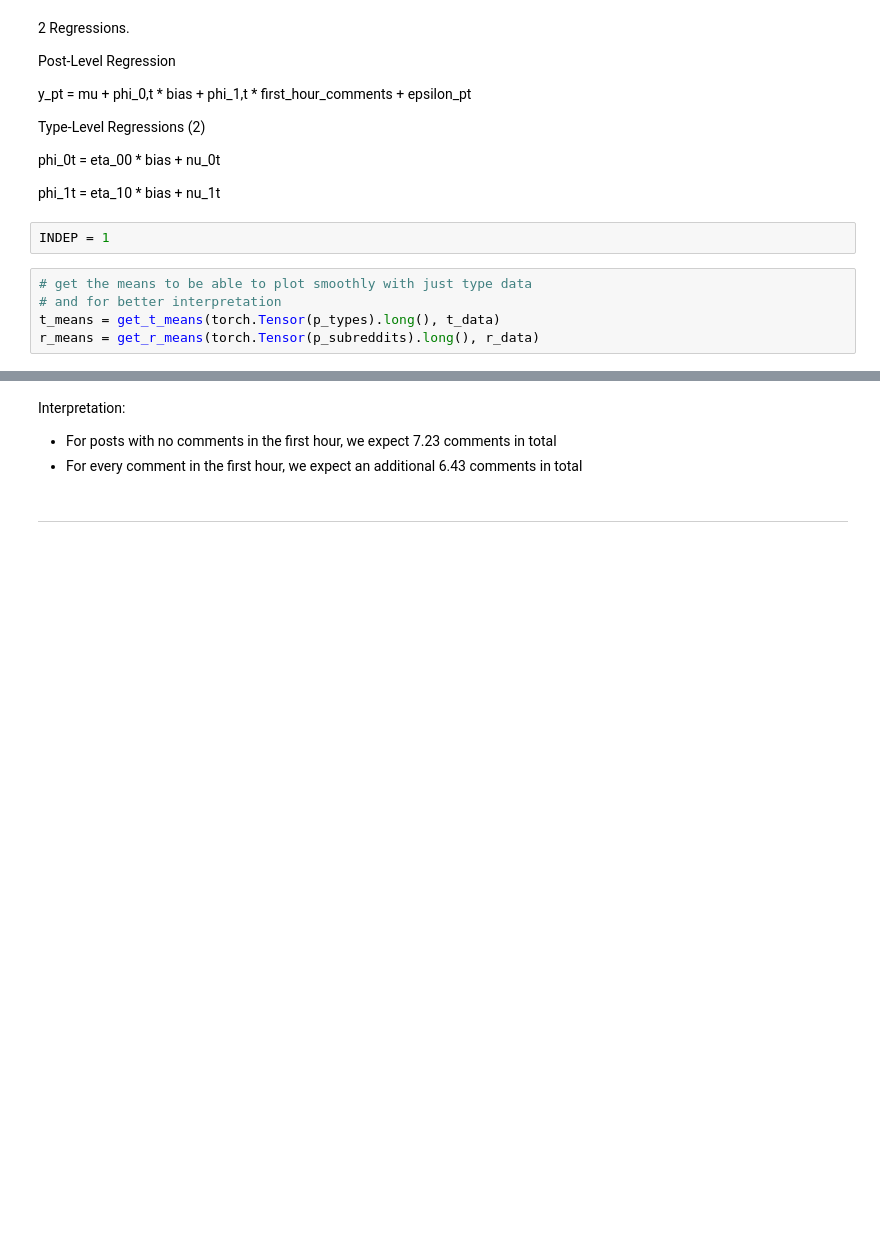
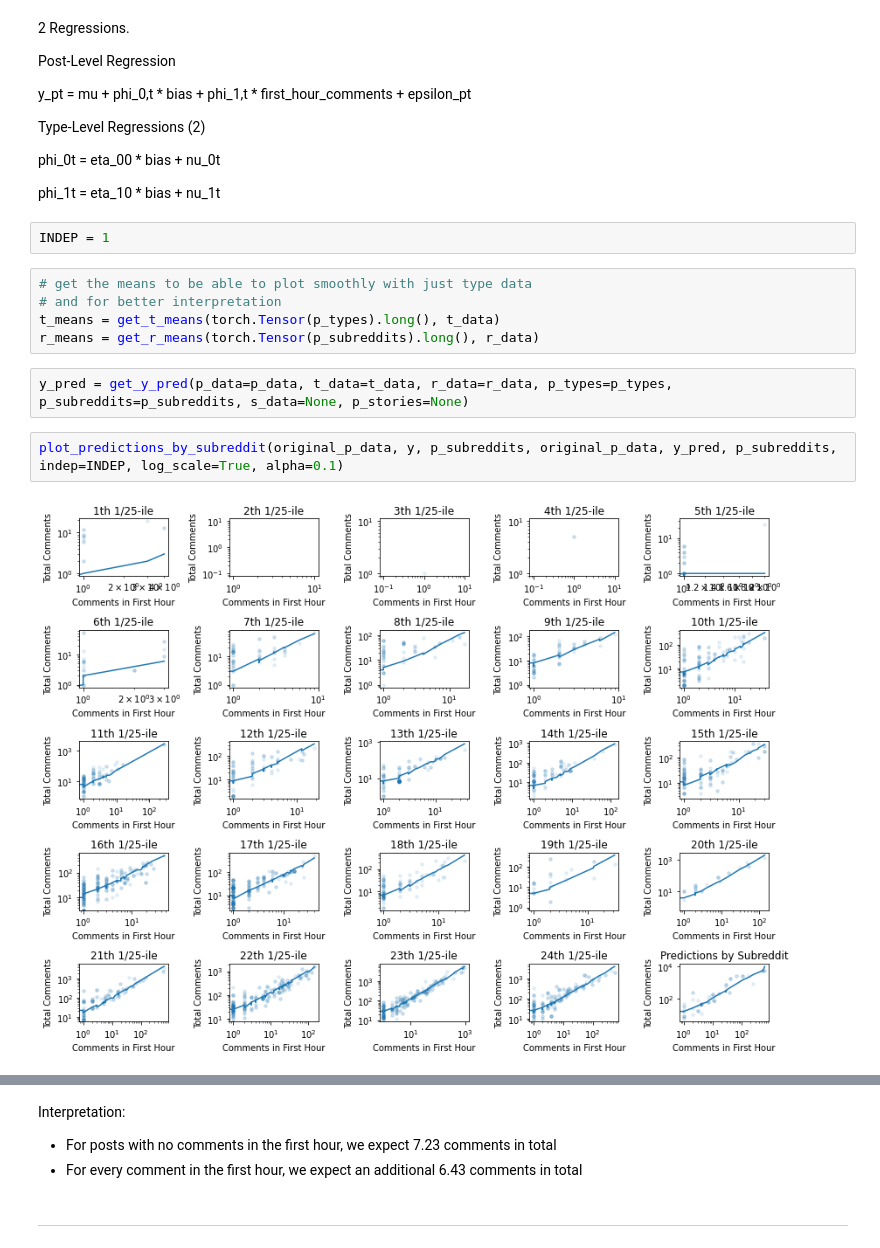
Before and after one commit to ageil/Probabilistic-Programming, a Jupyter notebook: model/SubredditModel.ipynb, the cells around one changed output, grey strips where cells are left out. Cells and saved outputs as stored; diff of their text form; blank space fills up the shorter version.

```diff
--- a/model/SubredditModel.ipynb
+++ b/model/SubredditModel.ipynb
@@ -159,3 +159,9 @@ INDEP = 1
 # and for better interpretation
 t_means = get_t_means(torch.Tensor(p_types).long(), t_data)
 r_means = get_r_means(torch.Tensor(p_subreddits).long(), r_data)
+# %%
+y_pred = get_y_pred(p_data=p_data, t_data=t_data, r_data=r_data, p_types=p_types, p_subreddits=p_subreddits, s_data=None, p_stories=None)
+# %%
+plot_predictions_by_subreddit(original_p_data, y, p_subreddits, original_p_data, y_pred, p_subreddits, indep=INDEP, log_scale=True, alpha=0.1)
+# %% [output]
+[figure, added]
```
Also changed, not shown: parts of 26 cells of this notebook, 1 other file.
